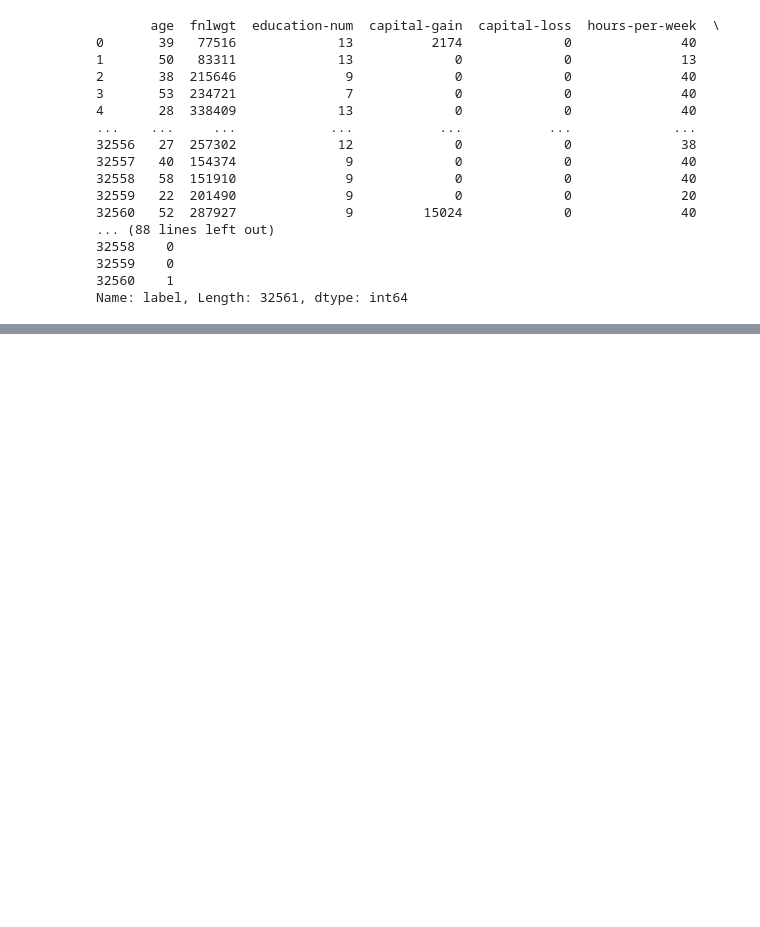
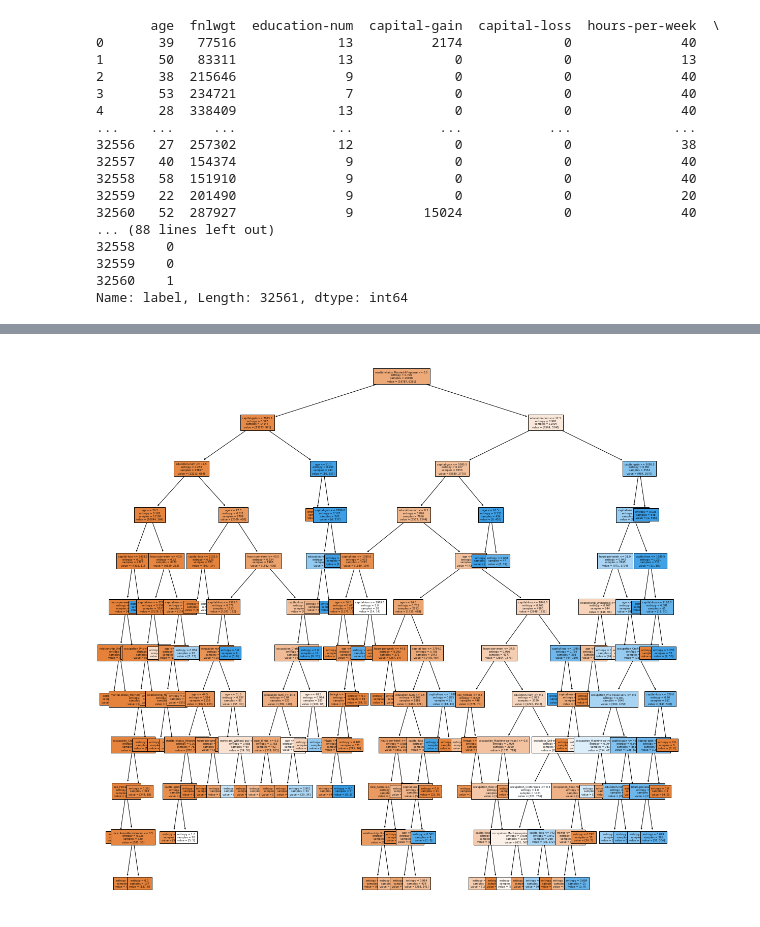
Before and after one commit to Imcyj123/hw1-M11223041, a Jupyter notebook: data-mining(cyj).ipynb, the cells around one changed output, grey strips where cells are left out. Saved outputs shown, nothing was run; the diff lists cells and outputs as text; code cells hidden in the pictures; blank space fills up the shorter version.

```diff
--- a/data-mining(cyj).ipynb
+++ b/data-mining(cyj).ipynb
@@ -281,0 +279,6 @@ dt.score(X_test,y_test)
+# %%
+fig = plt.figure(figsize=(20,20))
+# _ = tree.plot_tree(dt,filled=True)
+_ = tree.plot_tree(dt, feature_names = feature_cols, fontsize = 5, filled = True)
+# %% [output]
+[figure, added]
```
Also changed, not shown: parts of 20 cells of this notebook.
